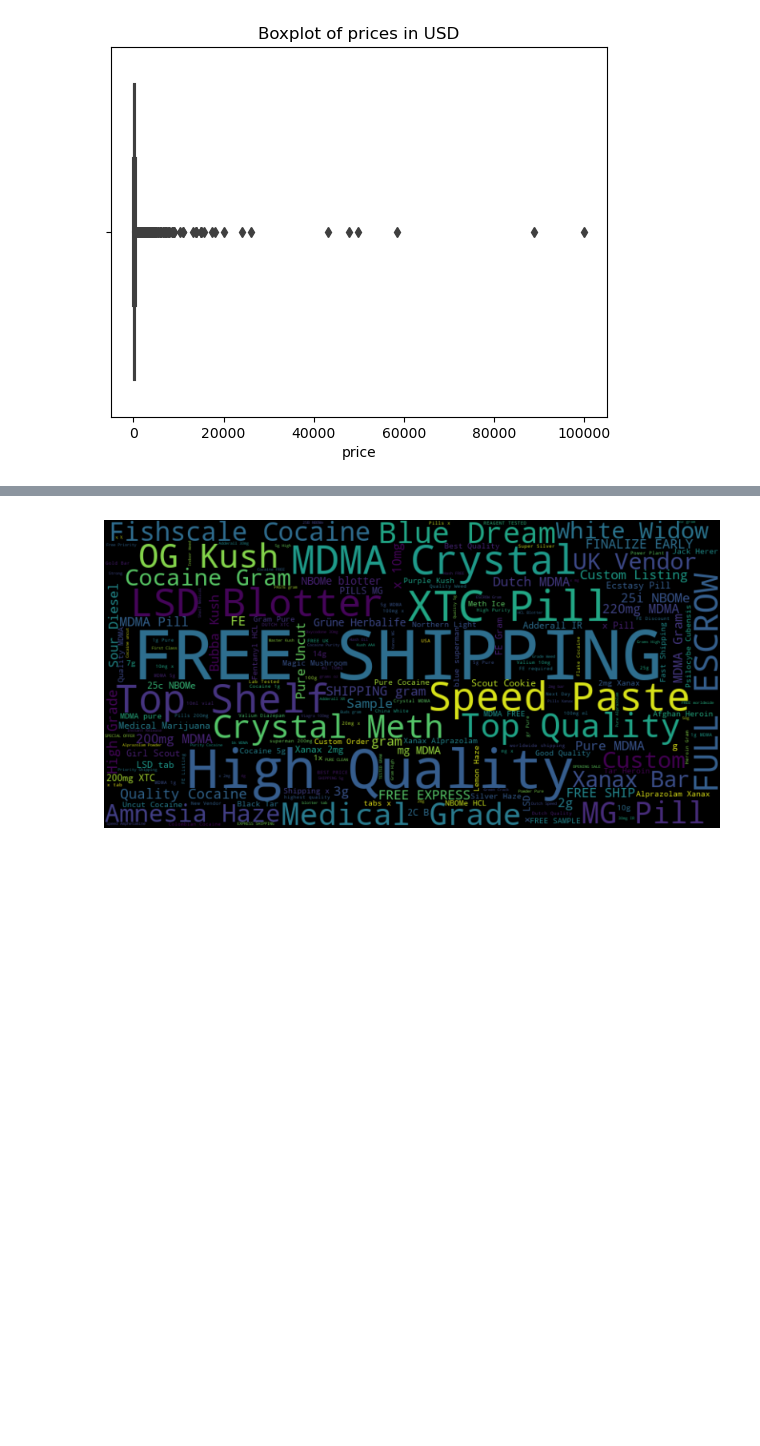
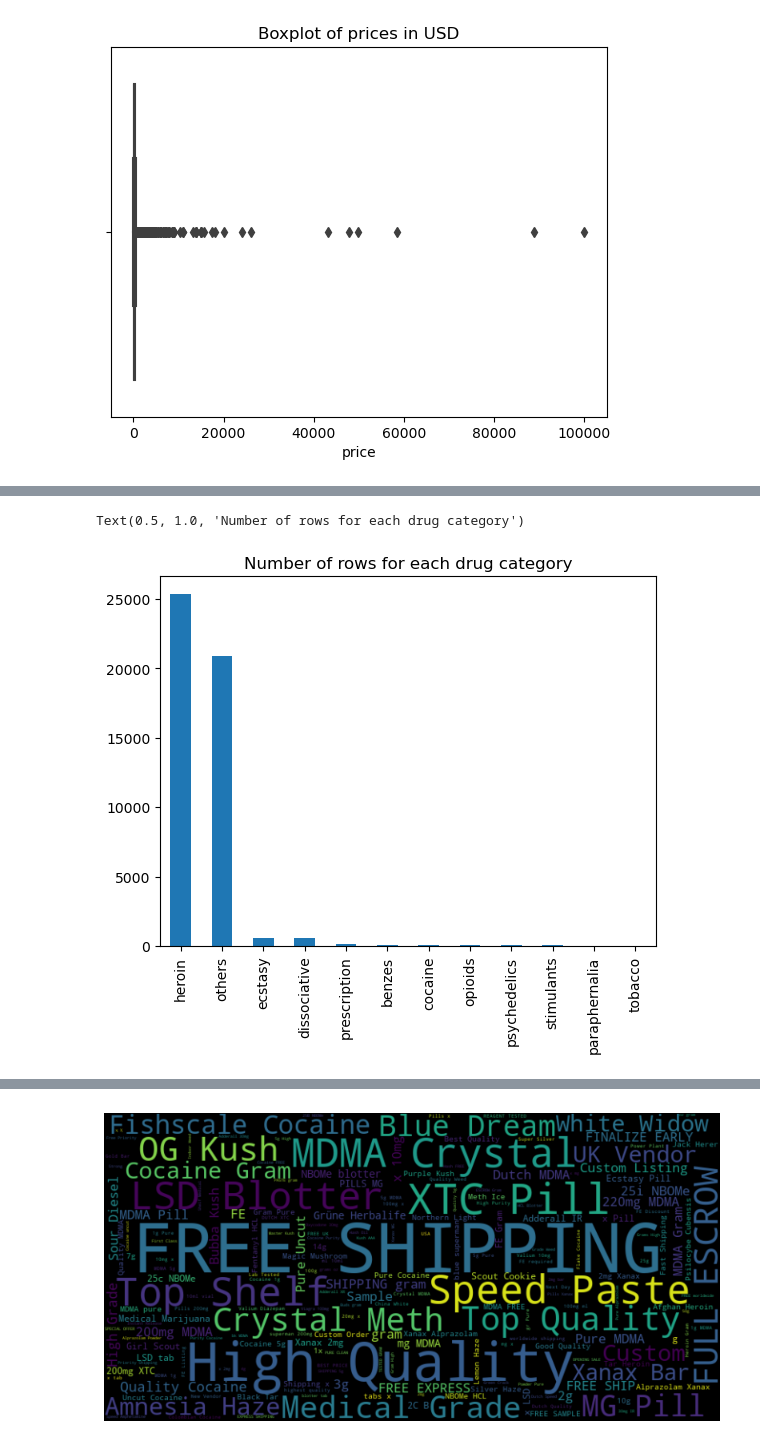
Before and after one commit to davide-beltrame/cybercrime-aho, a Jupyter notebook: main.ipynb, the cells around one changed output, grey strips where cells are left out. Cells and saved outputs as stored; diff of their text form; code cells hidden in the pictures; blank space fills up the shorter version.

```diff
--- a/main.ipynb
+++ b/main.ipynb
@@ -372,0 +490,30 @@ Text(0.5, 1.0, 'Distribution of prices in USD')
+# %%
+# we use the following dictionary to find corresponding drugs in product_title and product_description
+drug_synonyms = {
+    'cannabis': ['marijuana', 'weed', 'pot', 'ganja', 'herb', 'grass', 'mary jane', 'dope', 'bud', 'reefer', 'hash', 'hashish', 'joint', 'blunt', 'spliff', 'chronic', 'dank'],
+    'ecstasy': ['MDMA', 'molly', 'E', 'X', 'XTC', 'Adam', 'hug drug', 'love drug', 'beans', 'rolls', 'scooby snacks'],
+    'stimulants': ['amphetamines', 'speed', 'uppers', 'adderall', 'dexies', 'bennies', 'black beauties', 'coke'],
+    'psychedelics': ['LSD', 'acid', 'magic mushrooms', 'shrooms', 'psilocybin', 'DMT', 'ayahuasca', 'mescaline', 'peyote'],
+    'benzes': ['Xanax', 'Valium', 'Ativan', 'Klonopin', 'roofies'],
+    'prescription': ['Rx drugs', 'meds', 'pharmaceuticals', 'pills', 'tablets', 'capsules'],
+    'opioids': ['heroin', 'OxyContin', 'oxycodone', 'percocet', 'vicodin', 'hydrocodone', 'codeine', 'morphine', 'fentanyl', 'tramadol'],
+    'steroids': ['anabolic steroids', 'juice', 'roids', 'gear', 'pumpers'],
+    'dissociative': ['ketamine', 'special K', 'K', 'vitamin K', 'DXM', 'PCP', 'angel dust'],
+    'paraphernalia': ['gear', 'equipment', 'tools', 'supplies', 'kits', 'accessories'],
+    'weight loss': ['diet pills', 'slimming pills', 'fat burners', 'appetite suppressants'],
+    'tobacco': ['cigarettes', 'cigs', 'smokes', 'cancer sticks', 'nicotine'],
+    'cocaine': ['coke', 'blow', 'snow', 'powder', 'white', 'yayo', 'charlie', 'nose candy'],
+    'heroin': ['smack', 'junk', 'horse', 'H', 'dope', 'brown', 'tar', 'china white', 'skag'],
+    'others': ['methamphetamine', 'crystal meth', 'ice', 'crystal', 'glass', 'tina', 'bath salts', 'spice', 'K2']
+}
+
+# we create a new column called "drug_category" and assign the value "others" to it
+df_wmv['drug_category'] = 'others'
+
+# we iterate over the dictionary and assign the key to the rows that contain the corresponding values in product_title and product_description
+for drug, synonyms in drug_synonyms.items():
+    df_wmv.loc[df_wmv['product_title'].str.contains('|'.join(synonyms), case=False), 'drug_category'] = drug
+    df_wmv.loc[df_wmv['product_description'].str.contains('|'.join(synonyms), case=False), 'drug_category'] = drug
+
+# we print the number of rows for each drug category
+print(df_wmv['drug_category'].value_counts())
@@ -372,0 +534,7 @@ Text(0.5, 1.0, 'Distribution of prices in USD')
+# %%
+# we plot the number of rows for each drug category
+df_wmv['drug_category'].value_counts().plot(kind='bar')
+plt.title('Number of rows for each drug category')
+# %% [output]
+Text(0.5, 1.0, 'Number of rows for each drug category')
+[figure, added]
```
Also changed, not shown: parts of 28 cells of this notebook.
